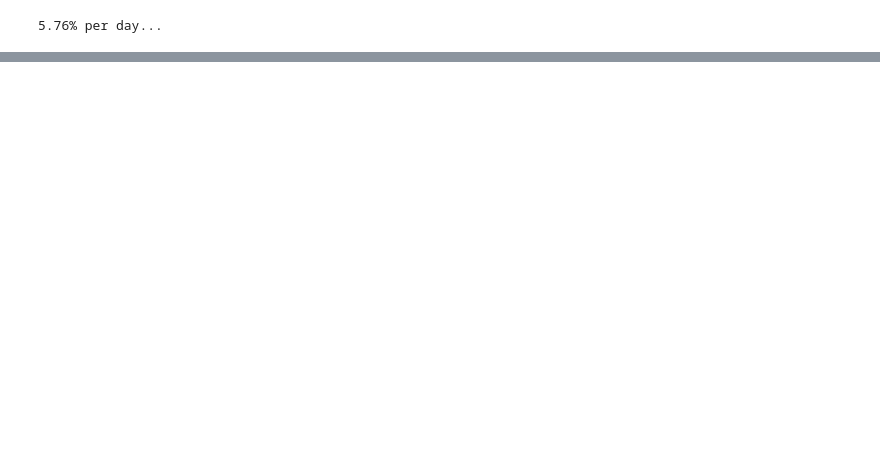
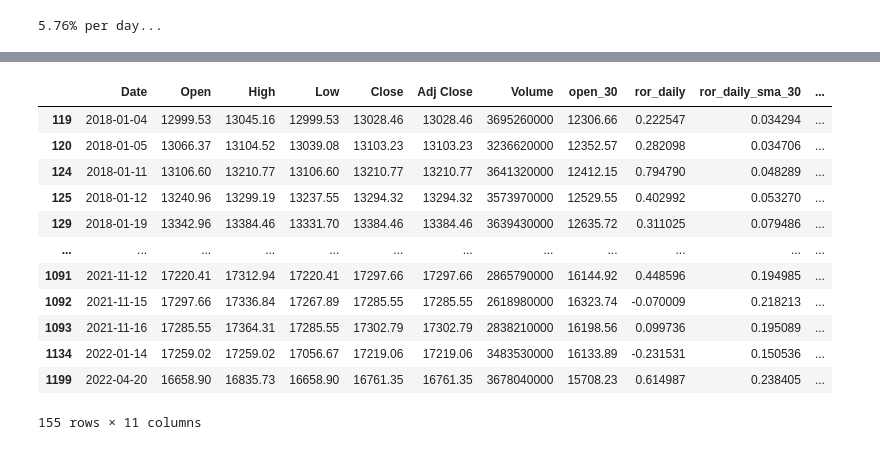
Before and after one commit to JIVJGFJZKF/experiment_exponential, a Jupyter notebook: exponential.ipynb, the cells around one changed output, grey strips where cells are left out. Saved outputs shown, nothing was run; the diff lists cells and outputs as text; code cells hidden in the pictures; blank space fills up the shorter version.

```diff
--- a/exponential.ipynb
+++ b/exponential.ipynb
@@ -165,4 +178,17 @@ So, a curious individual might ask: "if I have \$1,000,000 for 30 days, couldn't
 # %%
-print('{:.2f}%'.format(100*(((get_doubled_total(val_amt_base=0.01,val_n=30)/val_amt_exceed)**(1/30))-1)),'per day...')
+val_compund_amt = 100*(((get_doubled_total(val_amt_base=0.01,val_n=30)/val_amt_exceed)**(1/30))-1)
+print('{:.2f}%'.format(val_compund_amt),'per day...')
 # %% [output]
 5.76% per day...
+# %%
+%%time
+df_nyse = pd.read_excel('./nyse_open_close_five_year.xlsx')
+print(df_nyse.shape)
+df_nyse.sort_values(by='Date',ascending=True,inplace=True)
+df_nyse.reset_index(drop=True,inplace=True)
+df_nyse['open_30'] = df_nyse['Open'].shift(periods=30)
+df_nyse['ror_daily'] = 100*((df_nyse['Adj Close']-df_nyse['Open'])/df_nyse['Open'])
+df_nyse['ror_daily_sma_30'] = df_nyse['ror_daily'].rolling(window=30).mean()
+df_nyse['ror_30'] = 100*((df_nyse['Adj Close']-df_nyse['open_30'])/df_nyse['open_30'])
+#df_nyse['ror_30_sma_30'] = df_nyse['ror_30'].rolling(window=30).mean()
+df_nyse.head()
@@ -168,0 +205,16 @@ print('{:.2f}%'.format(100*(((get_doubled_total(val_amt_base=0.01,val_n=30)/val_
+# %%
+df_nyse.loc[df_nyse['ror_30']>val_compund_amt]
+# %% [output]
+|  | Date | Open | High | Low | Close | Adj Close | Volume | open_30 | ror_daily | ror_daily_sma_30 | ... |
+| 119 | 2018-01-04 | 12999.53 | 13045.16 | 12999.53 | 13028.46 | 13028.46 | 3695260000 | 12306.66 | 0.222547 | 0.034294 | ... |
+| 120 | 2018-01-05 | 13066.37 | 13104.52 | 13039.08 | 13103.23 | 13103.23 | 3236620000 | 12352.57 | 0.282098 | 0.034706 | ... |
+| 124 | 2018-01-11 | 13106.60 | 13210.77 | 13106.60 | 13210.77 | 13210.77 | 3641320000 | 12412.15 | 0.794790 | 0.048289 | ... |
+| 125 | 2018-01-12 | 13240.96 | 13299.19 | 13237.55 | 13294.32 | 13294.32 | 3573970000 | 12529.55 | 0.402992 | 0.053270 | ... |
+| 129 | 2018-01-19 | 13342.96 | 13384.46 | 13331.70 | 13384.46 | 13384.46 | 3639430000 | 12635.72 | 0.311025 | 0.079486 | ... |
+| ... | ... | ... | ... | ... | ... | ... | ... | ... | ... | ... | ... |
+| 1091 | 2021-11-12 | 17220.41 | 17312.94 | 17220.41 | 17297.66 | 17297.66 | 2865790000 | 16144.92 | 0.448596 | 0.194985 | ... |
+| 1092 | 2021-11-15 | 17297.66 | 17336.84 | 17267.89 | 17285.55 | 17285.55 | 2618980000 | 16323.74 | -0.070009 | 0.218213 | ... |
+| 1093 | 2021-11-16 | 17285.55 | 17364.31 | 17285.55 | 17302.79 | 17302.79 | 2838210000 | 16198.56 | 0.099736 | 0.195089 | ... |
+| 1134 | 2022-01-14 | 17259.02 | 17259.02 | 17056.67 | 17219.06 | 17219.06 | 3483530000 | 16133.89 | -0.231531 | 0.150536 | ... |
+| 1199 | 2022-04-20 | 16658.90 | 16835.73 | 16658.90 | 16761.35 | 16761.35 | 3678040000 | 15708.23 | 0.614987 | 0.238405 | ... |
+155 rows × 11 columns
```
Also changed, not shown: parts of 10 cells of this notebook, 1 other file.
